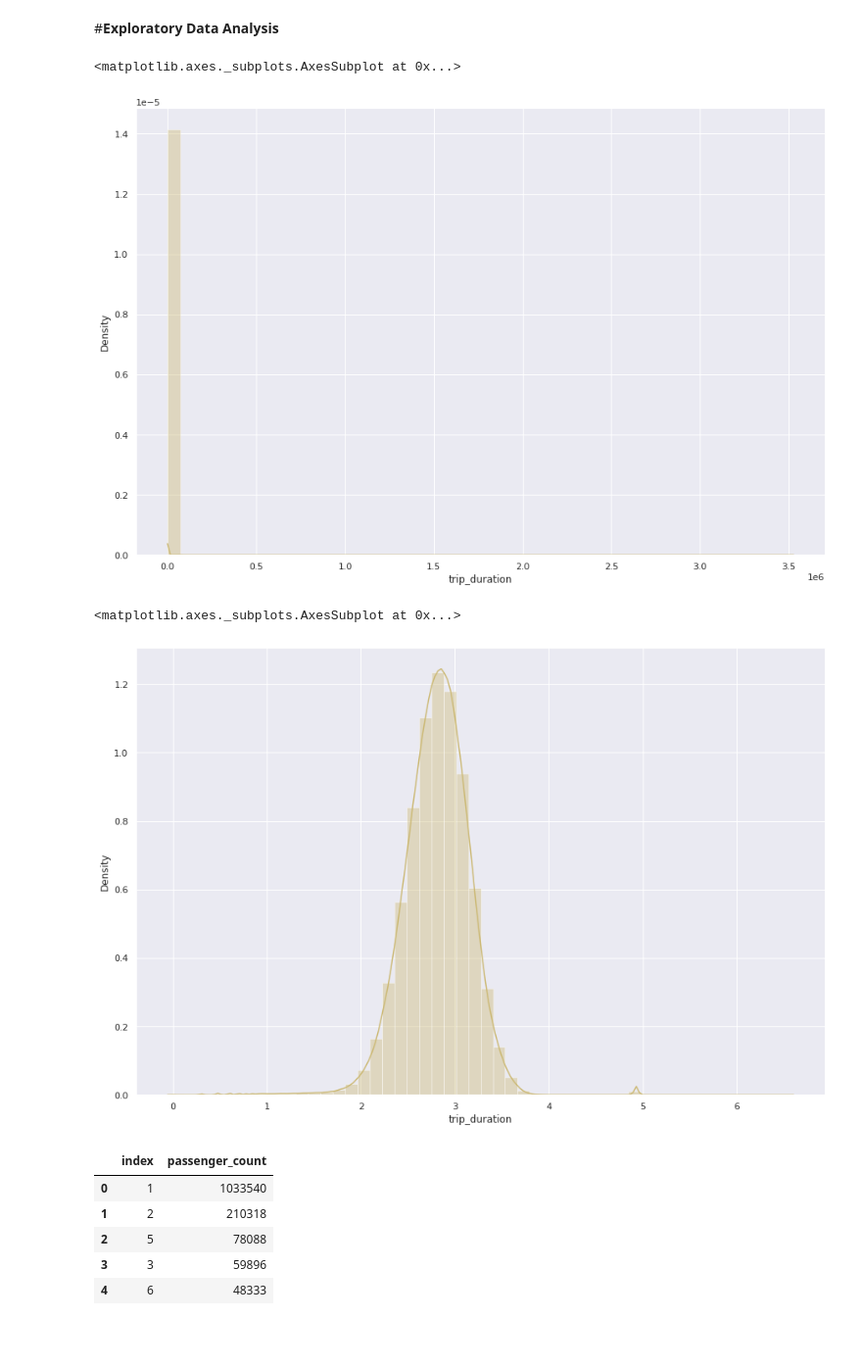
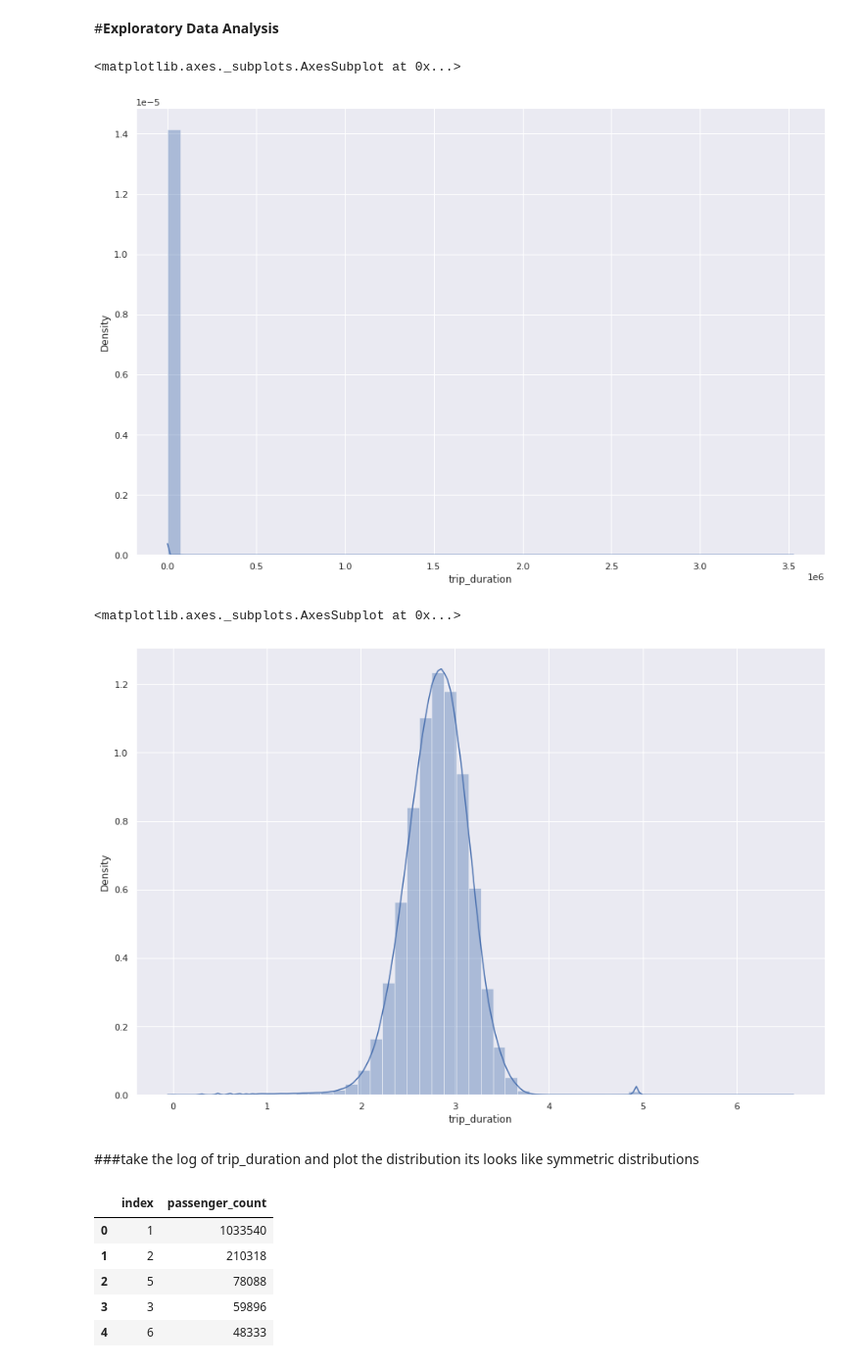
Before and after one commit to hrushikeshsahu19/Taxi-trip-time-Prediction, a Jupyter notebook: Hrushikesh_Sahu_Team_3_Capstone_Project_2.ipynb, the cells around one changed output. Shown at 98% size. Cells and saved outputs as stored; diff of their text form; code cells hidden in the pictures; blank space fills up the shorter version.

```diff
--- a/Hrushikesh_Sahu_Team_3_Capstone_Project_2.ipynb
+++ b/Hrushikesh_Sahu_Team_3_Capstone_Project_2.ipynb
@@ -146,16 +168,18 @@ dataset['store_and_fwd_flag'].value_counts().reset_index()
 # %%
 # Dependent variable 'trip_duration'
 plt.figure(figsize=(15,10))
-sns.distplot(dataset['trip_duration'],color="y")
+sns.distplot(dataset['trip_duration'],color="B")
 # %% [output]
 <matplotlib.axes._subplots.AxesSubplot at 0x...>
-[figure, old version]
+[figure, new version]
 # %%
 plt.figure(figsize=(15,10))
-sns.distplot(np.log10(dataset['trip_duration']),color="y")
+sns.distplot(np.log10(dataset['trip_duration']),color="B")
 # %% [output]
 <matplotlib.axes._subplots.AxesSubplot at 0x...>
-[figure, old version]
+[figure, new version]
+# %% [markdown]
+###take the log of trip_duration and plot the distribution   its looks like symmetric distributions
 # %%
 passenger_count_df=dataset['passenger_count'].value_counts().reset_index()
 passenger_count_df.head()
```
Also changed, not shown: parts of 82 cells of this notebook.
